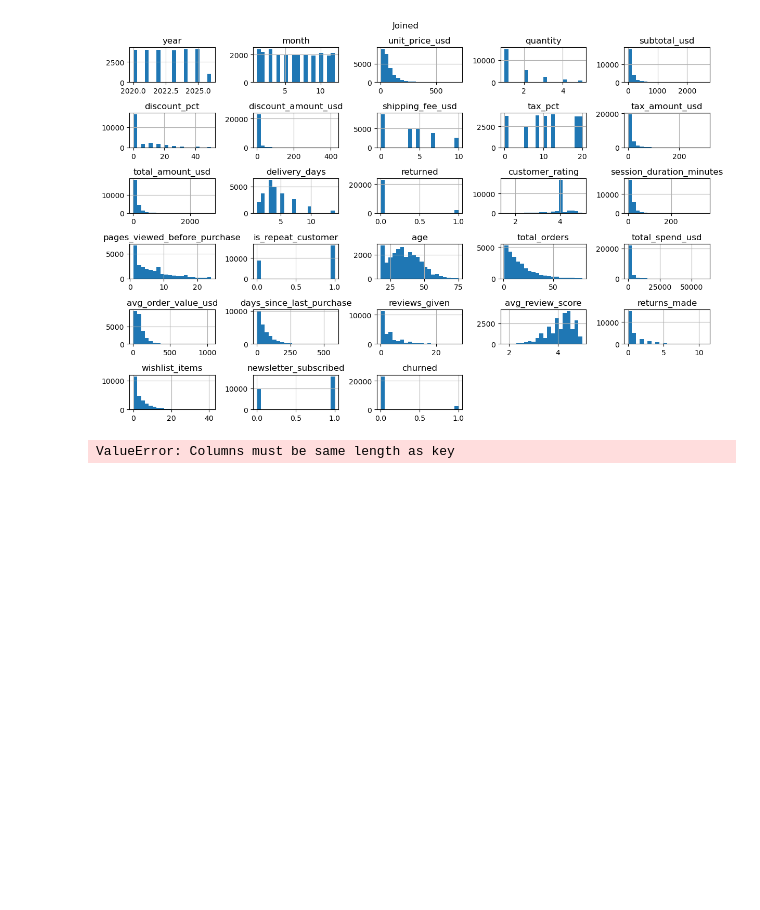
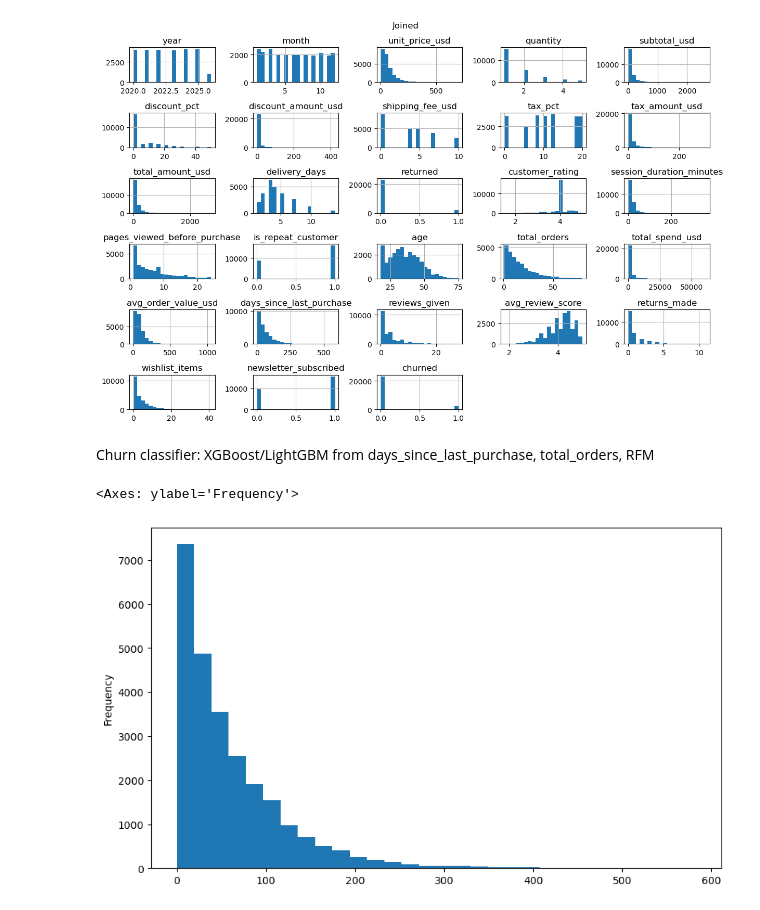
Before and after one commit to tezendra71/DataSciencett, a Jupyter notebook: Projects/Marketing Analysis/Market_Analysis.ipynb, the cells around one changed output. Cells and saved outputs as stored; diff of their text form; code cells hidden in the pictures; blank space fills up the shorter version.

```diff
--- a/Projects/Marketing Analysis/Market_Analysis.ipynb
+++ b/Projects/Marketing Analysis/Market_Analysis.ipynb
@@ -171,7 +171,10 @@ for name, df in {
 [figure]
 [figure]
 [figure]
-# %%
-join_df = join_df.loc[join_df["customer_rating"] < 5].copy()
-# %% [output]
-ValueError: Columns must be same length as key
+# %% [markdown]
+Churn classifier: XGBoost/LightGBM from days_since_last_purchase, total_orders, RFM
+# %%
+join_df['days_since_last_purchase'].plot(kind='hist', bins=30, figsize=(10, 6))
+# %% [output]
+<Axes: ylabel='Frequency'>
+[figure, added]
```
Also changed, not shown: parts of 2 cells of this notebook.
